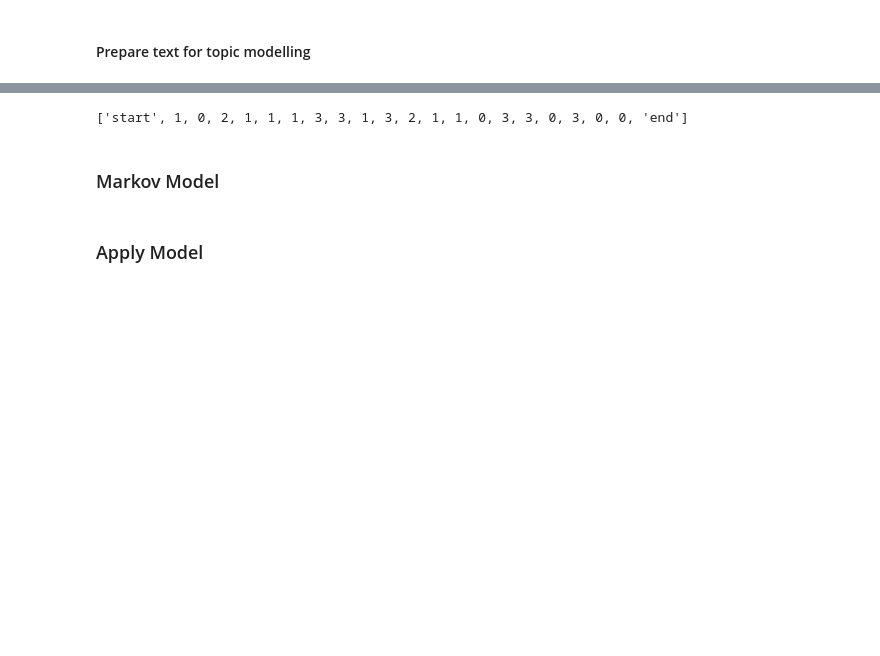
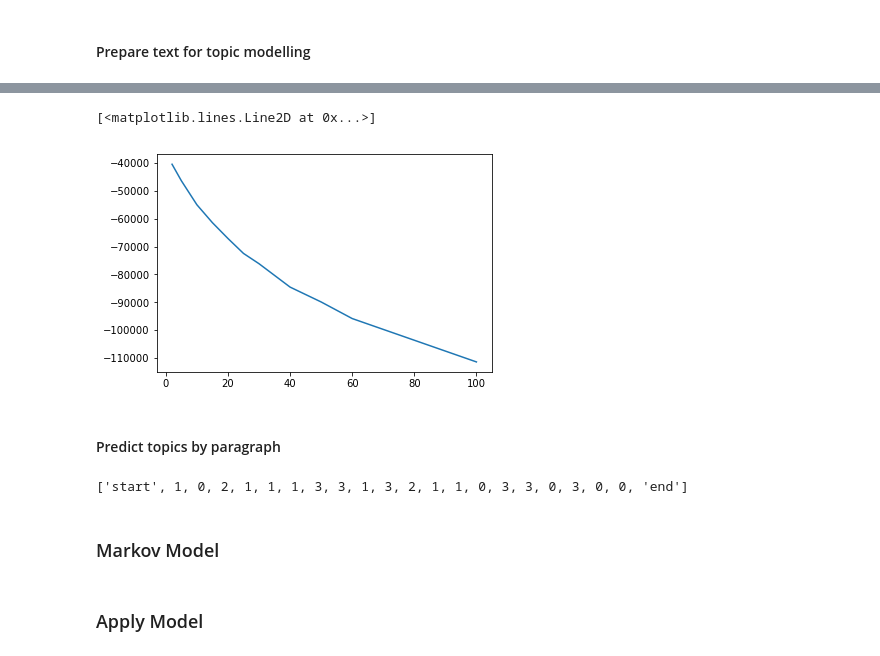
Before and after one commit to euphonic/EAGER, a Jupyter notebook: TopicModel and Markov.ipynb, the cells around one changed output, grey strips where cells are left out. Cells and saved outputs as stored; diff of their text form; code cells hidden in the pictures; blank space fills up the shorter version.

```diff
--- a/TopicModel and Markov.ipynb
+++ b/TopicModel and Markov.ipynb
@@ -161,3 +182,10 @@ lda.print_topics(num_topics=4, num_words=10)
+# %%
+plt.plot(k, nano_perplexities)
+# %% [output]
+[<matplotlib.lines.Line2D at 0x...>]
+[figure, added]
+# %% [markdown]
+#### Predict topics by paragraph
 # %%
 #identify topics by paragraph
 topic_vector = []
```
Also changed, not shown: parts of 22 cells of this notebook, 1 other file.
